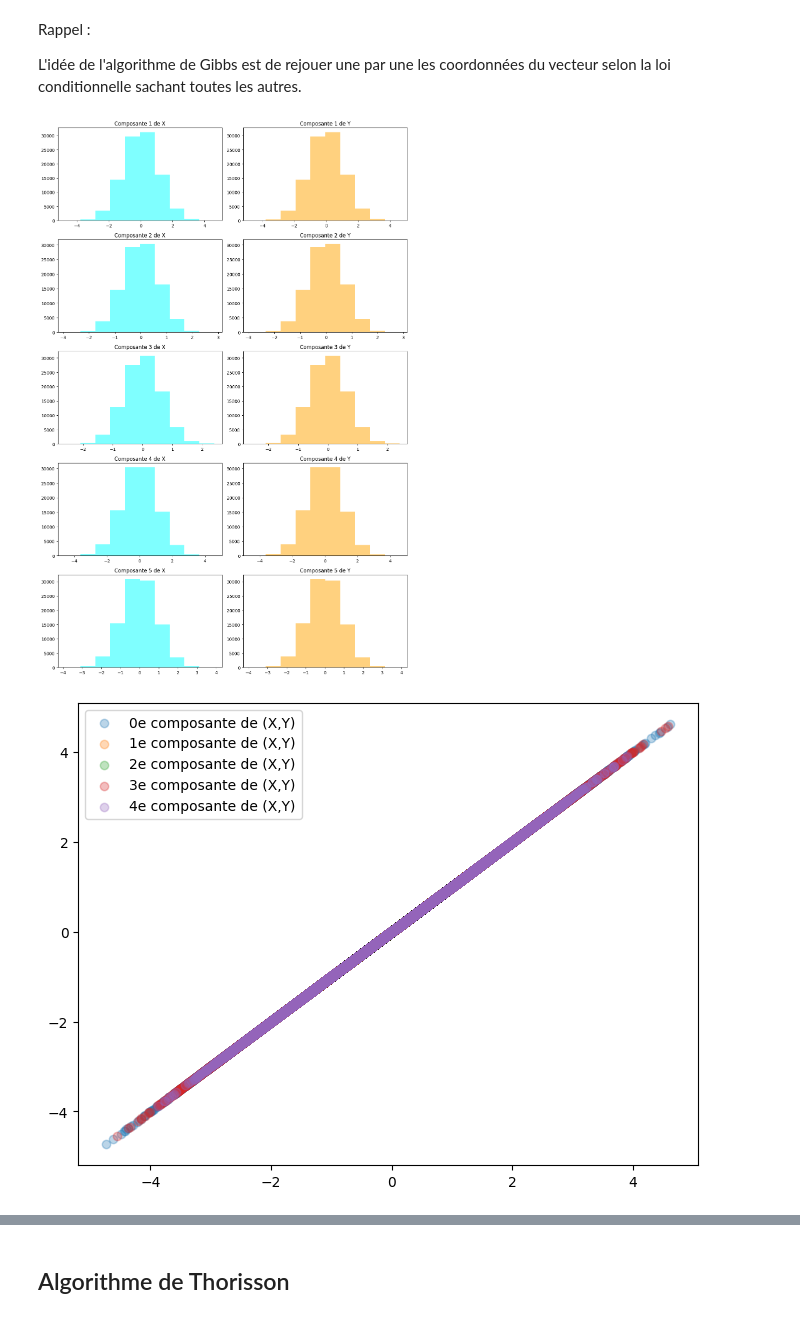
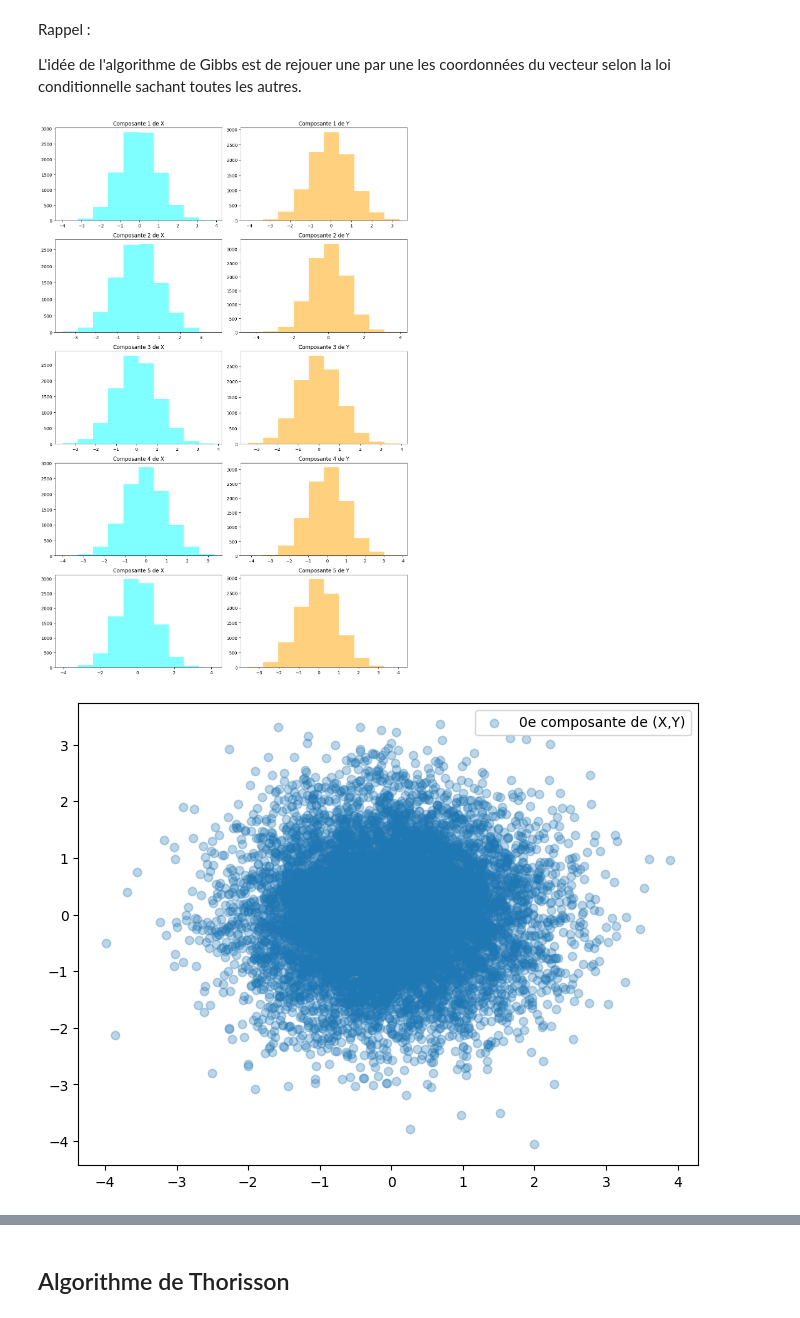
Before and after one commit to AugustinCablant/Monte-Carlo-project, a Jupyter notebook: notebook.ipynb, the cells around one changed output, grey strips where cells are left out. Saved outputs shown, nothing was run; the diff lists cells and outputs as text; code cells hidden in the pictures.

```diff
--- a/notebook.ipynb
+++ b/notebook.ipynb
@@ -351,6 +387,8 @@ def RejectionCoupling_application1(p, q, mu, eta):
         return np.vstack((X, Y)).T
     tau = 0
     AX, AY = 0, 0
+    temps_acceptation = []
+    debut = time.time()
     while AX == 0 & AY == 0:
         vecteur = simul_exp2(mu, eta)
         X1, Y1 = vecteur[0][0], vecteur[0][1]
@@ -359,21 +397,28 @@ def RejectionCoupling_application1(p, q, mu, eta):
             AX = 1
         if U <= fonction(Y1,eta):
             AY = 1
+    fin = time.time()
+    temps_acceptation.append(fin-debut)
+    test = 0
+    while test == 0:
         X2, Y2 = p.rvs(), q.rvs()
-        return AX * X1 + (1-AX) * X2, AY * Y1 + (1-AY) * Y2
+        if X2 > mu and Y2 >eta :
+            test = 1
+    return (AX * X1 + (1-AX) * X2, AY * Y1 + (1-AY) * Y2, temps_acceptation)
 # %%
-n = 10**5  #nombre de simulations
+n = 10**3  #nombre de simulations
 mu, eta = 1.5, 2
 
 p, q = stats.norm(), stats.norm()
 # %%
 valeurs_de_X = []
 valeurs_de_Y = []
+temps_acceptation = []
 for _ in tqdm(range(n)):
-    X, Y = RejectionCoupling_application1(p, q, mu, eta)
+    X, Y, temps = RejectionCoupling_application1(p, q, mu, eta)
     valeurs_de_X.append(X)
     valeurs_de_Y.append(Y)
-
+    temps_acceptation.append(temps)
 plt.figure(figsize=(8,6))
 plt.scatter(valeurs_de_X, valeurs_de_Y)
 plt.xlabel("Vecteur X")
@@ -459,7 +439,0 @@ Intégrale du minimum de p_hat(x) et q_hat(x) : 0.19881449857980768
-# %%
-# Exemple d'utilisation
-# Assurez-vous d'avoir calculé p_hat, q_hat, p_hat_integral et q_hat_integral auparavant
-# où p_hat et q_hat sont les fonctions de densité empiriques, et p_hat_integral et q_hat_integral sont les intégrales de ces fonctions
-x, y = ThorissonCoupling_application1(p_hat, q_hat, integral_min_p_q)
-print("x :", x)
-print("y :", y)
@@ -510,29 +499,29 @@ def coupled_gibbs_sampling(initialisation, n_iter):
 # %%
 n = 10**4
 d = 5
 initialisation = np.zeros(d), np.ones(d)
 X, Y = coupled_gibbs_sampling(initialisation, n)
 
-X = np.array(X)
-Y = np.array(Y)
+valeurs_de_X = np.array(X)
+valeurs_de_Y  = np.array(Y)
 fig, axs = plt.subplots(5, 2, figsize=(12, 18))
 
 for i in range(5):
     axs[i, 0].hist(valeurs_de_X[:,i], color="cyan", alpha=0.5)
     axs[i, 0].set_title(f"Composante {i+1} de X")
 
     # Affichage de l'histogramme de la i-ème composante de Y
     axs[i, 1].hist(valeurs_de_Y[:,i], color="orange", alpha=0.5)
     axs[i, 1].set_title(f"Composante {i+1} de Y")
 
 plt.tight_layout()
 plt.show()
 
 plt.figure(figsize=(8,6))
 for i in range(5):
     plt.scatter(valeurs_de_X[:,i], valeurs_de_Y[:,i], label = f"{i}e composante de (X,Y)", alpha = 0.3)
 plt.legend()
 plt.show()
 # %% [output]
-[figure, old version]
+[figure, new version]
-[figure, old version]
+[figure, new version]
```
Also changed, not shown: parts of 23 cells of this notebook.
